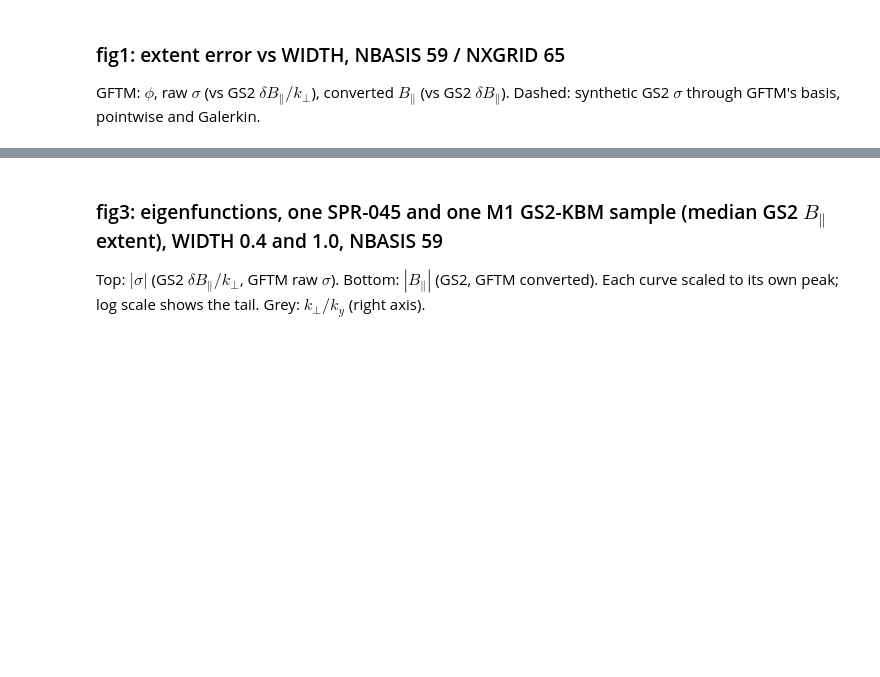
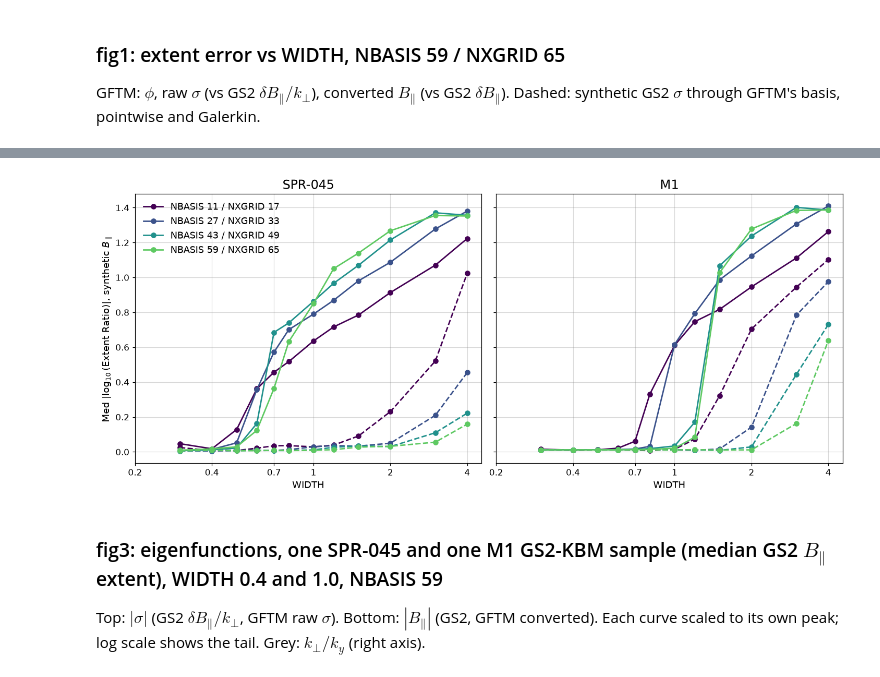
Before and after one commit to FelixWattsYork/General_Analysis, a Jupyter notebook: notebooks/gftm_bpar_extent.ipynb, the cells around one changed output, grey strips where cells are left out. Cells and saved outputs as stored; diff of their text form; code cells hidden in the pictures; blank space fills up the shorter version.

```diff
--- a/notebooks/gftm_bpar_extent.ipynb
+++ b/notebooks/gftm_bpar_extent.ipynb
@@ -202,13 +235,17 @@ plt.show()
 # %%
 fig2, axes2 = plt.subplots(1, len(cases), figsize=(13, 5.5), sharey=True)
 for ax, db in zip(axes2, cases):
     for j, nbasis in enumerate(sections):
         ax.plot(widths_synthetic, synthetic[db, nbasis, "pointwise"], color=plt.cm.viridis(j / len(sections)), label=f"NBASIS {nbasis} / NXGRID {sections[nbasis]}")
+        ax.plot(widths_synthetic, synthetic[db, nbasis, "b0_solve"], color=plt.cm.viridis(j / len(sections)), ls="--")
     ax.set(xscale="log", xlabel="WIDTH")
+    log_xticks(ax)
     ax.set_title(db, fontsize=fs_title)
-axes2[0].set_ylabel(r"Med $|\log_{10}$(Extent Ratio)$|$, $k_\perp P_N[\sigma_{\rm GS2}]$")
+axes2[0].set_ylabel(r"Med $|\log_{10}$(Extent Ratio)$|$, synthetic $B_\parallel$")
 axes2[0].legend(fontsize=fs_legend)
 plt.show()
+# %% [output]
+[figure, added]
 # %% [markdown]
 ### fig3: eigenfunctions, one SPR-045 and one M1 GS2-KBM sample (median GS2 $B_\parallel$ extent), WIDTH 0.4 and 1.0, NBASIS 59
 Top: $|\sigma|$ (GS2 $\delta B_\parallel/k_\perp$, GFTM raw $\sigma$). Bottom: $|B_\parallel|$ (GS2, GFTM converted). Each curve scaled to its own peak; log scale shows the tail. Grey: $k_\perp/k_y$ (right axis).
```
Also changed, not shown: parts of 12 cells of this notebook.
